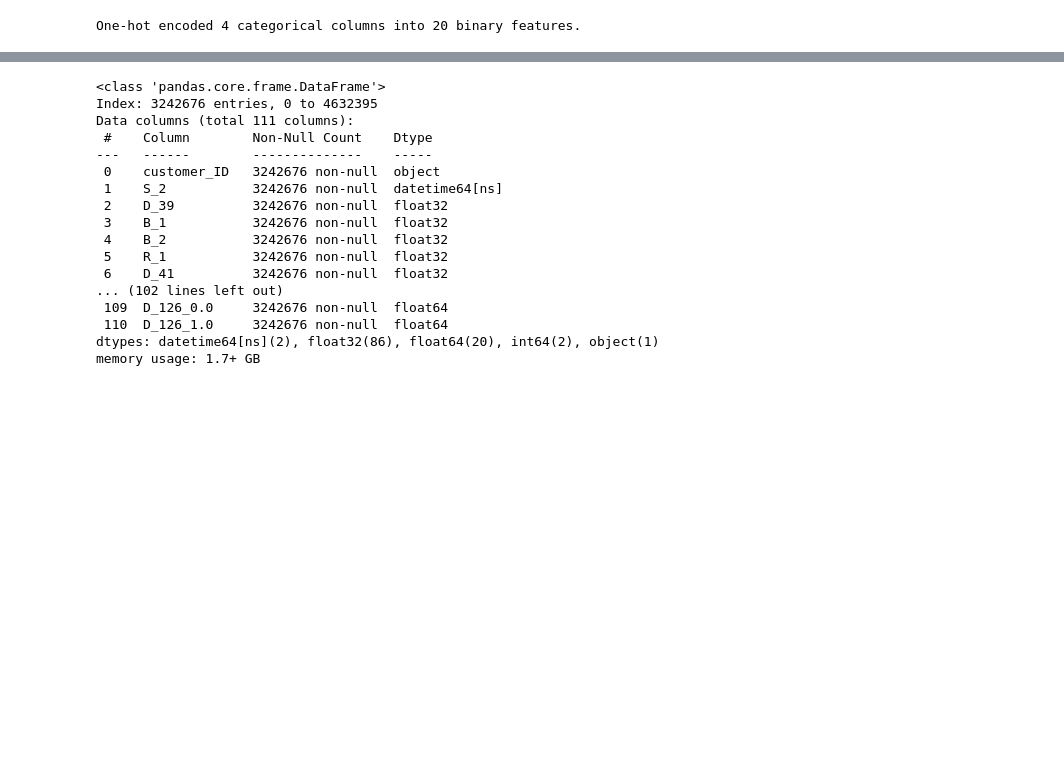
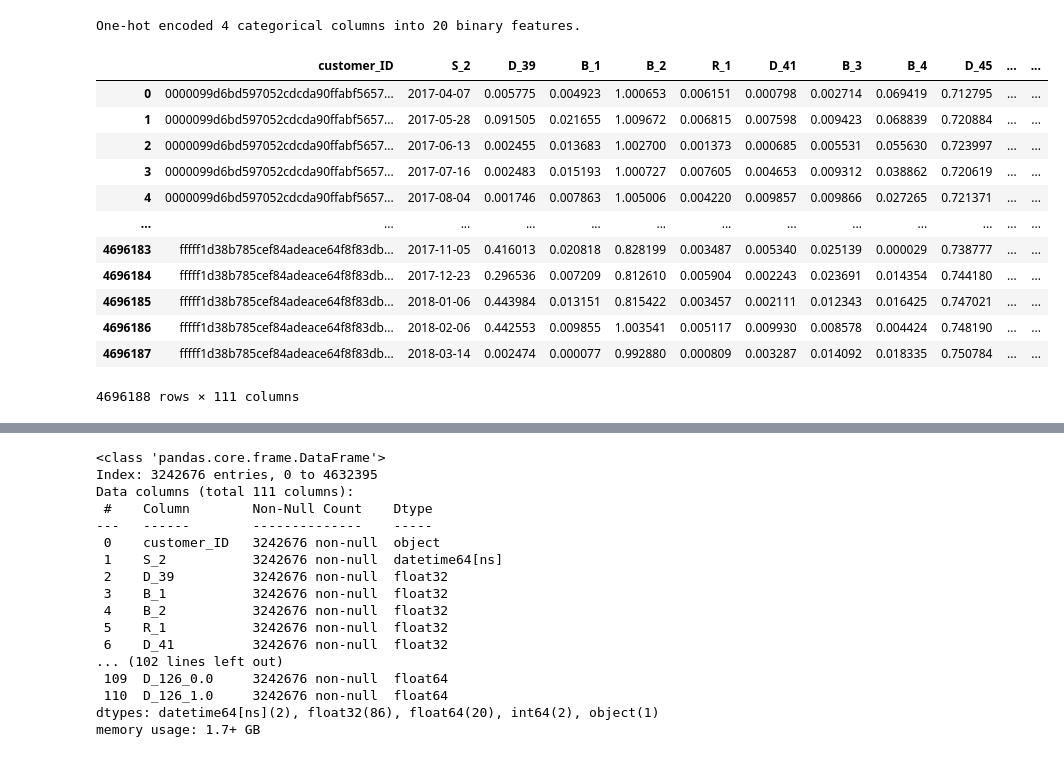
Before and after one commit to Vaseekaran-V/FYP_MSc, a Jupyter notebook: src/preprocessing/dl_data_preprocessing.ipynb, the cells around one changed output, grey strips where cells are left out. Cells and saved outputs as stored; diff of their text form; code cells hidden in the pictures; blank space fills up the shorter version.

```diff
--- a/src/preprocessing/dl_data_preprocessing.ipynb
+++ b/src/preprocessing/dl_data_preprocessing.ipynb
@@ -34,6 +35,7 @@ memory usage: 1.2+ GB
 #Fill null values with 0
 train_data_filtered = train_data_filtered.fillna(0)
 val_data_filtered = val_data_filtered.fillna(0)
+test_data_filtered = test_data.fillna(0)
 # %%
 train_data_filtered.isna().sum().sum(), val_data_filtered.isna().sum().sum()
 # %% [output]
@@ -103,6 +105,7 @@ def one_hot_encode_categories(df, categorical_columns=None, drop_original=True,
 cat_cols = ['B_38', 'D_63', 'B_30', 'D_126']
 train_data_filtered[cat_cols] = train_data_filtered[cat_cols].astype('category')
 val_data_filtered[cat_cols] = val_data_filtered[cat_cols].astype('category')
+test_data_filtered[cat_cols] = test_data_filtered[cat_cols].astype('category')
 # %%
 ohe = OneHotEncoder(handle_unknown='ignore', sparse_output=False, drop='if_binary')
 ohe.fit_transform(train_data_filtered[cat_cols])
@@ -123,11 +126,28 @@ array(['B_38_0.0', 'B_38_1.0', 'B_38_2.0', 'B_38_3.0', 'B_38_4.0',
        'B_30_2.0', 'D_126_-1.0', 'D_126_0.0', 'D_126_1.0'], dtype=object)
 # %%
 # Apply to your training data
-train_data_filtered_oh, encoder = one_hot_encode_categories(train_data_filtered, handle_unknown='ignore', categorical_columns=cat_cols)
+train_data_filtered_oh, cat_encoder = one_hot_encode_categories(train_data_filtered, handle_unknown='ignore', categorical_columns=cat_cols)
 # %% [output]
 One-hot encoded 4 categorical columns into 20 binary features.
 # %%
-val_data_filtered_oh = pd.concat([val_data_filtered.drop(columns=encoder.feature_names_in_),pd.DataFrame(encoder.transform(val_data_filtered[encoder.feature_names_in_]), columns=encoder.get_feature_names_out(),index=val_data_filtered.index)], axis=1)
+val_data_filtered_oh = pd.concat([val_data_filtered.drop(columns=cat_encoder.feature_names_in_),pd.DataFrame(cat_encoder.transform(val_data_filtered[cat_encoder.feature_names_in_]), columns=cat_encoder.get_feature_names_out(),index=val_data_filtered.index)], axis=1)
+test_data_filtered_oh = pd.concat([test_data_filtered.drop(columns=cat_encoder.feature_names_in_),pd.DataFrame(cat_encoder.transform(test_data_filtered[cat_encoder.feature_names_in_]), columns=cat_encoder.get_feature_names_out(),index=test_data_filtered.index)], axis=1)
+# %%
+test_data_filtered_oh
+# %% [output]
+|  | customer_ID | S_2 | D_39 | B_1 | B_2 | R_1 | D_41 | B_3 | B_4 | D_45 | ... | ... |
+| 0 | 0000099d6bd597052cdcda90ffabf5657... | 2017-04-07 | 0.005775 | 0.004923 | 1.000653 | 0.006151 | 0.000798 | 0.002714 | 0.069419 | 0.712795 | ... | ... |
+| 1 | 0000099d6bd597052cdcda90ffabf5657... | 2017-05-28 | 0.091505 | 0.021655 | 1.009672 | 0.006815 | 0.007598 | 0.009423 | 0.068839 | 0.720884 | ... | ... |
+| 2 | 0000099d6bd597052cdcda90ffabf5657... | 2017-06-13 | 0.002455 | 0.013683 | 1.002700 | 0.001373 | 0.000685 | 0.005531 | 0.055630 | 0.723997 | ... | ... |
+| 3 | 0000099d6bd597052cdcda90ffabf5657... | 2017-07-16 | 0.002483 | 0.015193 | 1.000727 | 0.007605 | 0.004653 | 0.009312 | 0.038862 | 0.720619 | ... | ... |
+| 4 | 0000099d6bd597052cdcda90ffabf5657... | 2017-08-04 | 0.001746 | 0.007863 | 1.005006 | 0.004220 | 0.009857 | 0.009866 | 0.027265 | 0.721371 | ... | ... |
+| ... | ... | ... | ... | ... | ... | ... | ... | ... | ... | ... | ... | ... |
+| 4696183 | fffff1d38b785cef84adeace64f8f83db... | 2017-11-05 | 0.416013 | 0.020818 | 0.828199 | 0.003487 | 0.005340 | 0.025139 | 0.000029 | 0.738777 | ... | ... |
+| 4696184 | fffff1d38b785cef84adeace64f8f83db... | 2017-12-23 | 0.296536 | 0.007209 | 0.812610 | 0.005904 | 0.002243 | 0.023691 | 0.014354 | 0.744180 | ... | ... |
+| 4696185 | fffff1d38b785cef84adeace64f8f83db... | 2018-01-06 | 0.443984 | 0.013151 | 0.815422 | 0.003457 | 0.002111 | 0.012343 | 0.016425 | 0.747021 | ... | ... |
+| 4696186 | fffff1d38b785cef84adeace64f8f83db... | 2018-02-06 | 0.442553 | 0.009855 | 1.003541 | 0.005117 | 0.009930 | 0.008578 | 0.004424 | 0.748190 | ... | ... |
+| 4696187 | fffff1d38b785cef84adeace64f8f83db... | 2018-03-14 | 0.002474 | 0.000077 | 0.992880 | 0.000809 | 0.003287 | 0.014092 | 0.018335 | 0.750784 | ... | ... |
+4696188 rows × 111 columns
 # %%
 val_data_filtered_oh
 # %% [output]
```
Also changed, not shown: parts of 14 cells of this notebook.
